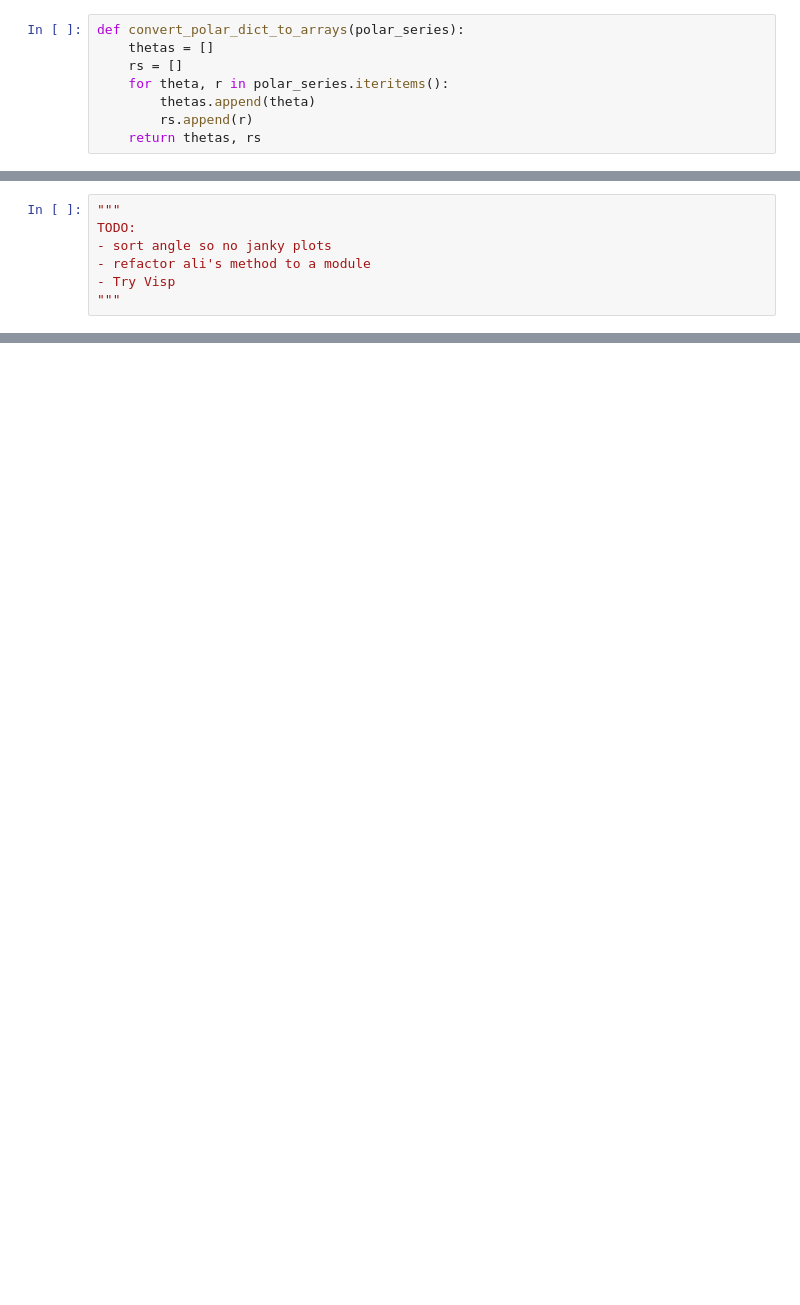
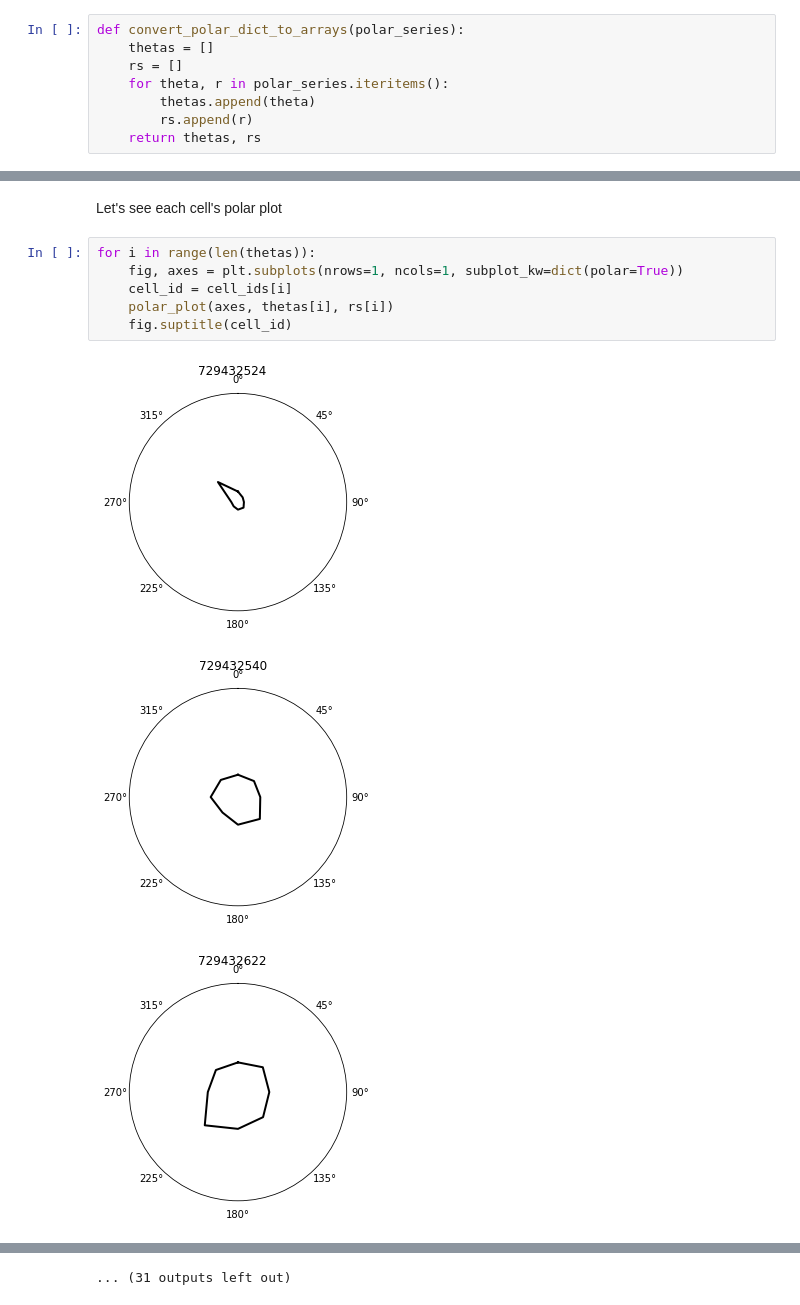
Before and after one commit to AllenInstitute/swdb_2019_student, a Jupyter notebook: visionaries/notebooks/e2e_polarplots.ipynb, the cells around one changed output, grey strips where cells are left out. Saved outputs shown, nothing was run; the diff lists cells and outputs as text; blank space fills up the shorter version.

```diff
--- a/visionaries/notebooks/e2e_polarplots.ipynb
+++ b/visionaries/notebooks/e2e_polarplots.ipynb
@@ -181,7 +127,12 @@ polar_plot_population(ax=axes,
-# %%
-"""
-TODO:
-- sort angle so no janky plots
-- refactor ali's method to a module
-- Try Visp
-"""
+# %% [markdown]
+Let's see each cell's polar plot
+# %%
+for i in range(len(thetas)):
+    fig, axes = plt.subplots(nrows=1, ncols=1, subplot_kw=dict(polar=True))
+    cell_id = cell_ids[i]
+    polar_plot(axes, thetas[i], rs[i])
+    fig.suptitle(cell_id)
+# %% [output]
+[figure, added]
+[figure, added]
+[figure, added]
@@ -187,0 +148 @@ TODO:
+... (31 outputs left out)
```
Also changed, not shown: parts of 14 cells of this notebook, 4 other files.
